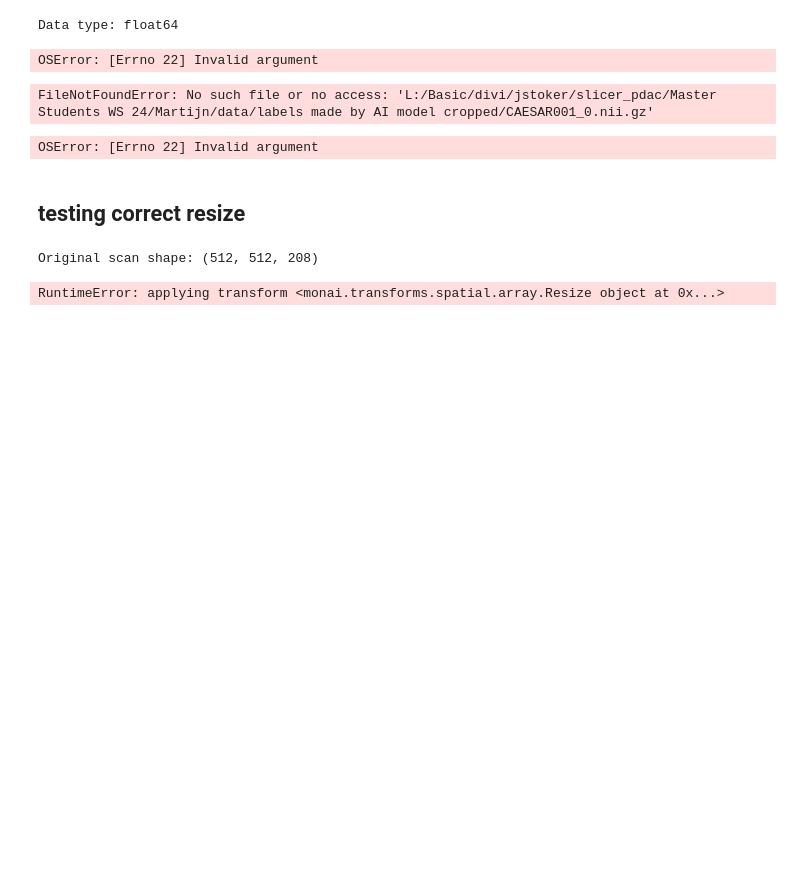
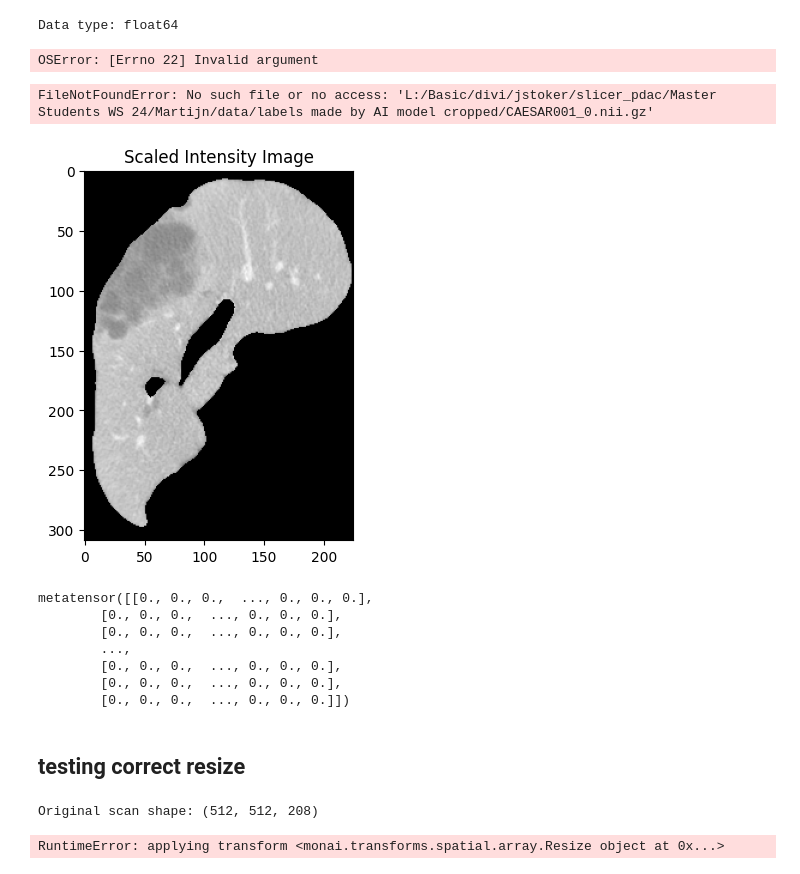
Before and after one commit to MartijnMakaske/CRLM-morph-features, a Jupyter notebook: data_understanding.ipynb, the cells around one changed output. Saved outputs shown, nothing was run; the diff lists cells and outputs as text; code cells hidden in the pictures; blank space fills up the shorter version.

Commit message:
added scaleIntensity, transpose to pytorch dims

```diff
--- a/data_understanding.ipynb
+++ b/data_understanding.ipynb
@@ -43,21 +43,30 @@ FileNotFoundError: No such file or no access: 'L:/Basic/divi/jstoker/slicer_pdac
 # %%
 # Load the paired scan
 paired_scans_path = 'L:/Basic/divi/jstoker/slicer_pdac/Master Students WS 24/Martijn/data/Training/paired_scans'
 scan_path = os.path.join(paired_scans_path, 'CAESAR082_0.nii.gz')
 paired_scan = nib.load(scan_path)
 paired_scan_data = paired_scan.get_fdata()
 
 # Apply ScaleIntensity transform
 scale_intensity_transform = ScaleIntensityRange(a_min=-200,
                                                                  a_max=400, b_min=0.0, b_max=1.0, clip=True)
 scaled_paired_scan_data = scale_intensity_transform(paired_scan_data)
 
 # Show the scaled image
 plt.imshow(scaled_paired_scan_data[:, :, 50], cmap='gray')
 plt.title("Scaled Intensity Image")
 plt.show()
+
+scaled_paired_scan_data[:, :, 50]
 # %% [output]
+[figure, added]
-OSError: [Errno 22] Invalid argument
+metatensor([[0., 0., 0.,  ..., 0., 0., 0.],
+        [0., 0., 0.,  ..., 0., 0., 0.],
+        [0., 0., 0.,  ..., 0., 0., 0.],
+        ...,
+        [0., 0., 0.,  ..., 0., 0., 0.],
+        [0., 0., 0.,  ..., 0., 0., 0.],
+        [0., 0., 0.,  ..., 0., 0., 0.]])
 # %% [markdown]
 ## testing correct resize
 # %%
```
Also changed, not shown: 4 other files.
